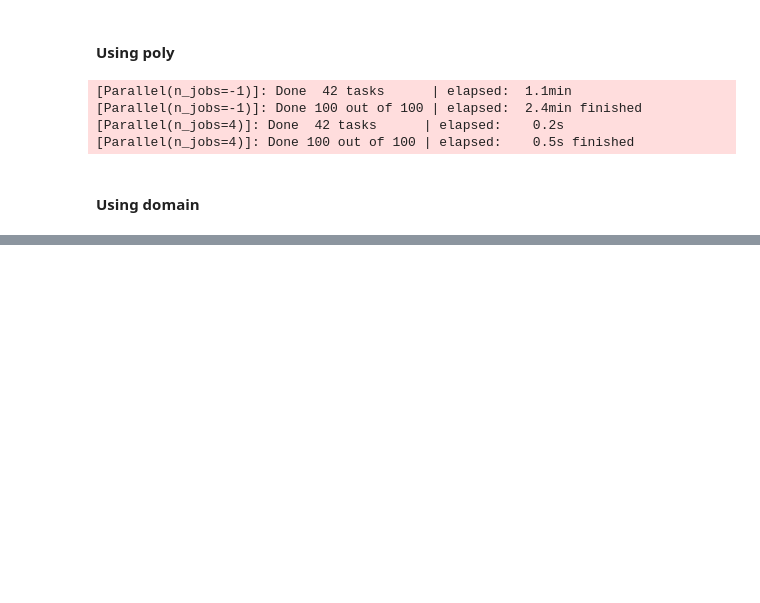
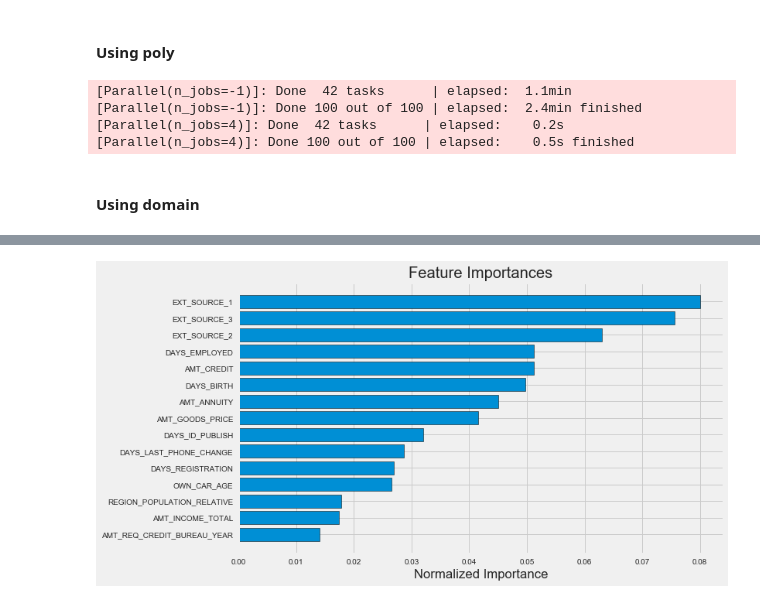
Before and after one commit to allenzdd/Kaggle, a Jupyter notebook: Credit/Credit_exercise.ipynb, the cells around one changed output, grey strips where cells are left out. Drawn from its saved outputs; the diff is of its cells as text; code cells hidden in the pictures; blank space fills up the shorter version.

```diff
--- a/Credit/Credit_v1.ipynb
+++ b/Credit/Credit_exercise.ipynb
@@ -806,0 +1038,4 @@ submit.to_csv('/Users/allenzhang/Desktop/kaggle_data_set/Credit/random_forest_ba
+# %%
+submission, fi, metrics = model(app_train, app_test)
+print('Baseline metrics')
+print(metrics)
@@ -806,0 +1060,4 @@ submit.to_csv('/Users/allenzhang/Desktop/kaggle_data_set/Credit/random_forest_ba
+# %%
+fi_sorted = plot_feature_importances(fi)
+# %% [output]
+[figure, added]
```
Also changed, not shown: parts of 12 cells of this notebook.
